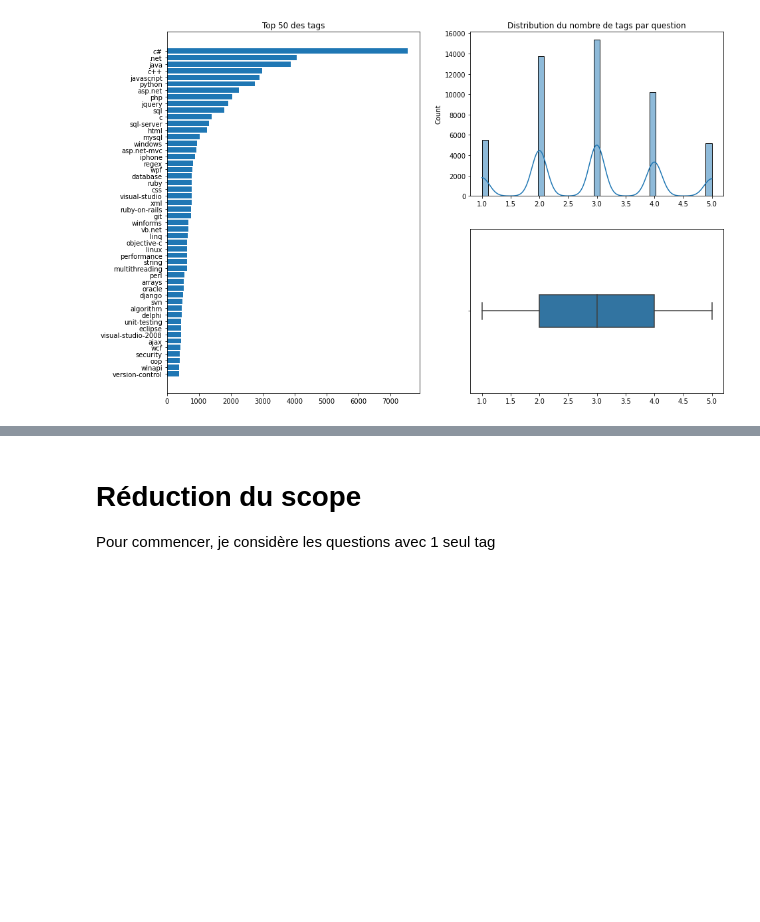
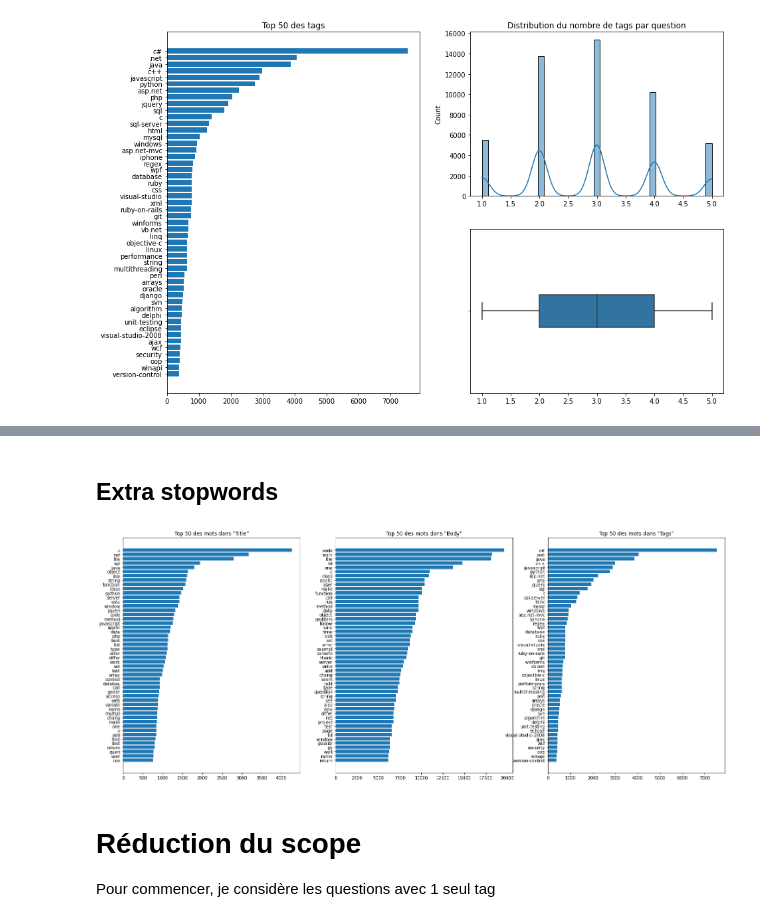
Before and after one commit to FKO78/OC-ds-p6, a Jupyter notebook: P6_Catégorisez_automatiquement_des_questions.ipynb, the cells around one changed output, grey strips where cells are left out. Drawn from its saved outputs; the diff is of its cells as text; code cells hidden in the pictures; blank space fills up the shorter version.

```diff
--- a/P6_Catégorisez_automatiquement_des_questions.ipynb
+++ b/P6_Catégorisez_automatiquement_des_questions.ipynb
@@ -229,3 +231,24 @@ Text(0.5, 1.0, 'Top 30 des mots dans les détails')
+# %% [markdown]
+## Extra stopwords
+# %%
+extra_sw = ('use', 'get', 'like', 'way', 'creat', 'would', 'want', 'need', 'know', 'could')
+
+for col in  ['Title', 'Body']:
+    train[col] = train[col].apply(lambda x: ' '.join([w for w in x.split() if w not in extra_sw]))
+    freq[col] = Counter(' '.join(train[col].values).split()).most_common()
+
+cpt = 1
+fig = plt.figure(1, figsize=(25, 10))
+cols = train.columns
+
+for col in cols:
+    plt.subplot(1, len(cols), cpt)
+    plt.barh([k for k, v in sorted(freq[col][:top], key=lambda x: x[1])],
+             [v for k, v in sorted(freq[col][:top], key=lambda x: x[1])])
+    plt.title('Top {} des mots dans "{}"'.format(top, col))
+    cpt += 1
+# %% [output]
+[figure, added]
 # %% [markdown]
 # Réduction du scope
 Pour commencer, je considère les questions avec 1 seul tag
```
Also changed, not shown: parts of 4 cells of this notebook.
